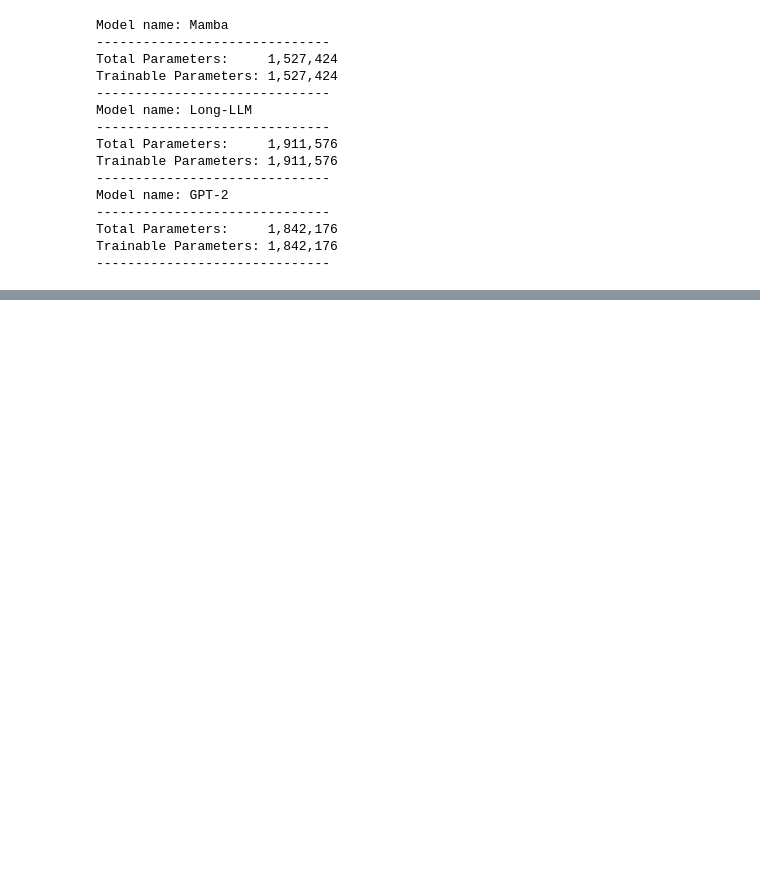
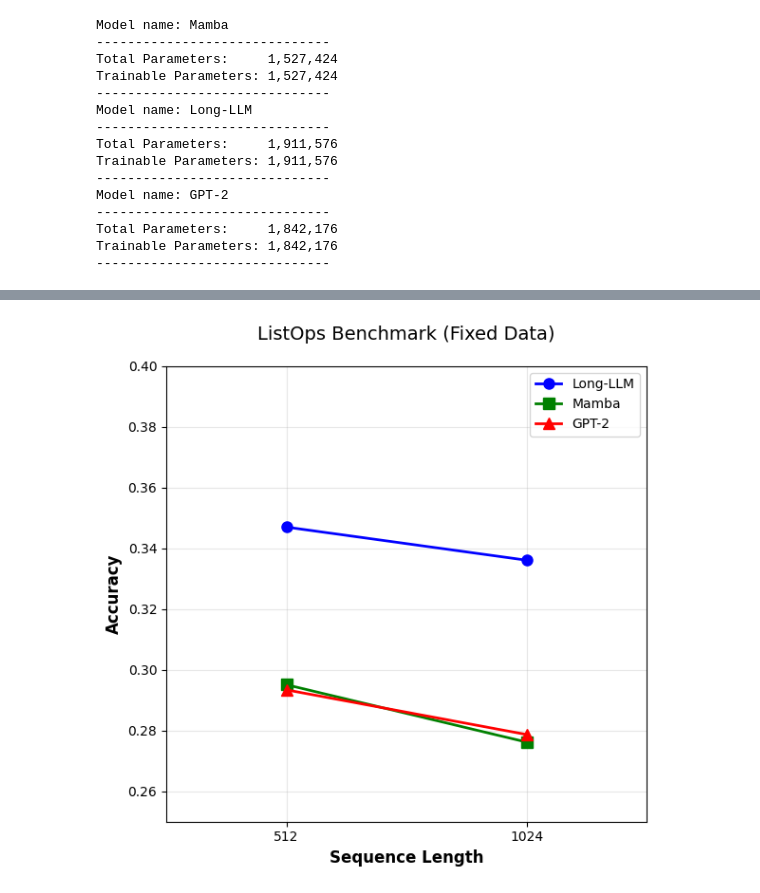
Before and after one commit to Longcodedao/long-attention, a Jupyter notebook: experiments/ListOps.ipynb, the cells around one changed output, grey strips where cells are left out. Drawn from its saved outputs; the diff is of its cells as text; code cells hidden in the pictures; blank space fills up the shorter version.

```diff
--- a/experiments/ListOps.ipynb
+++ b/experiments/ListOps.ipynb
@@ -477,25 +486,43 @@ LongForCausalLM(
 # %%
+import matplotlib.pyplot as plt
+
+CONTEXT_LENGTHS = [512, 1024]
+
 # --- Plotting Results ---
-plt.figure(figsize=(10, 6))
+plt.figure(figsize=(6, 6))
 colors = ['b', 'g', 'r', 'c', 'm']
 markers = ['o', 's', '^', 'D', 'v']
 
+x_labels = [str(x) for x in CONTEXT_LENGTHS]
+
 for idx, model_name in enumerate(results):
-    # Ensure we only plot if we have results (in case of OOM stops)
-    if len(results[model_name]) == len(CONTEXT_LENGTHS):
-        plt.plot(CONTEXT_LENGTHS, results[model_name],
+    val = results[model_name]
+
+    if hasattr(val, '__len__') and len(val) == len(CONTEXT_LENGTHS):
+        plt.plot(x_labels, val,
                  label=model_name,
                  color=colors[idx % len(colors)],
                  marker=markers[idx % len(markers)],
                  linewidth=2,
                  markersize=8)
+    else:
+        print(f"Skipping '{model_name}' - Value: {val} | Type: {type(val)}")
 
 plt.xlabel("Sequence Length", fontsize=12, fontweight='bold')
 plt.ylabel("Accuracy", fontsize=12, fontweight='bold')
-plt.title(f"ListOps Benchmark (Fixed Data)", fontsize=14, pad=20)
-plt.ylim(-0.05, 1.05)
+plt.title("ListOps Benchmark (Fixed Data)", fontsize=14, pad=20)
+
+# FIXED: Zoomed in the y-axis to tightly fit your data (0.25 to 0.40)
+plt.ylim(0.25, 0.40)
+
+plt.margins(x=0.5)
 plt.grid(True, alpha=0.3)
-plt.legend()
+
+if plt.gca().get_legend_handles_labels()[0]:
+    plt.legend()
+
 plt.tight_layout()
-plt.savefig("listops.jpg")
+plt.savefig("listops_zoomed.jpg")
 plt.show()
+# %% [output]
+[figure, added]
```
Also changed, not shown: parts of 7 cells of this notebook, 2 other files.
